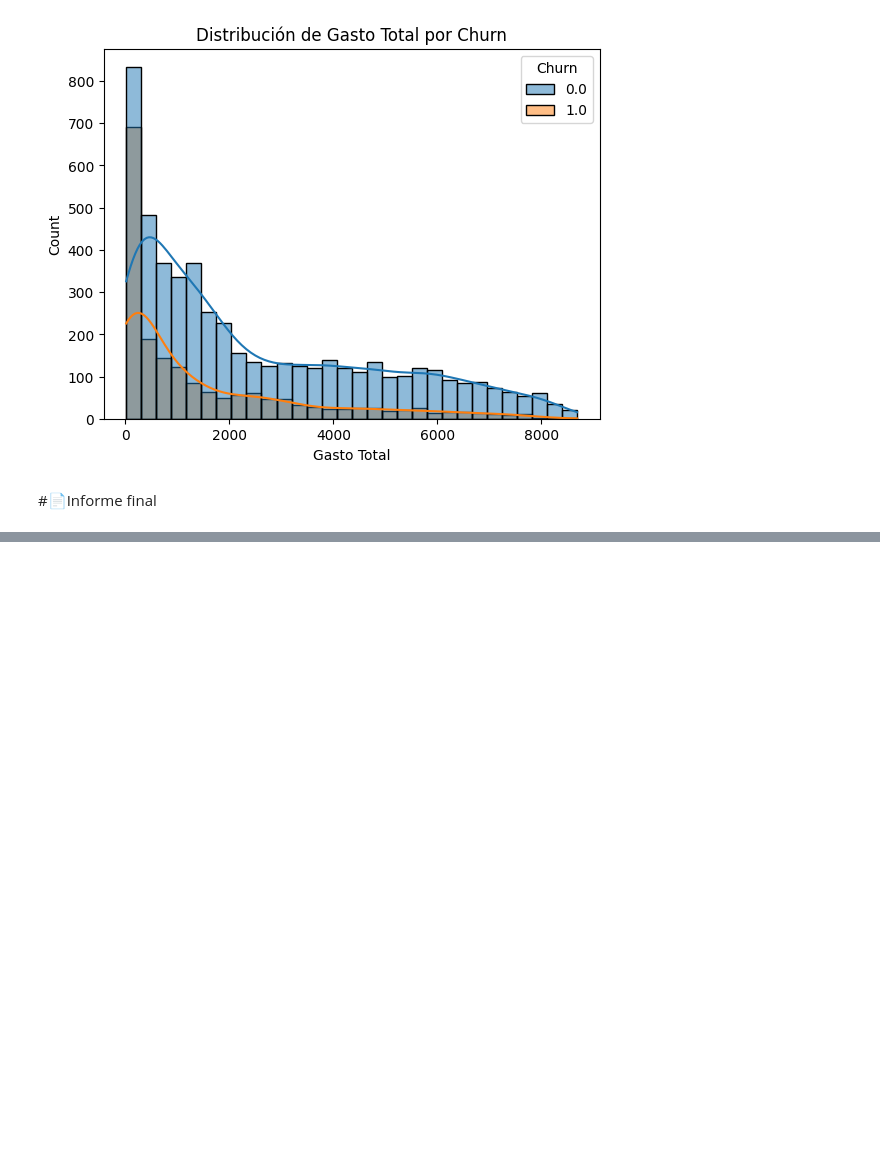
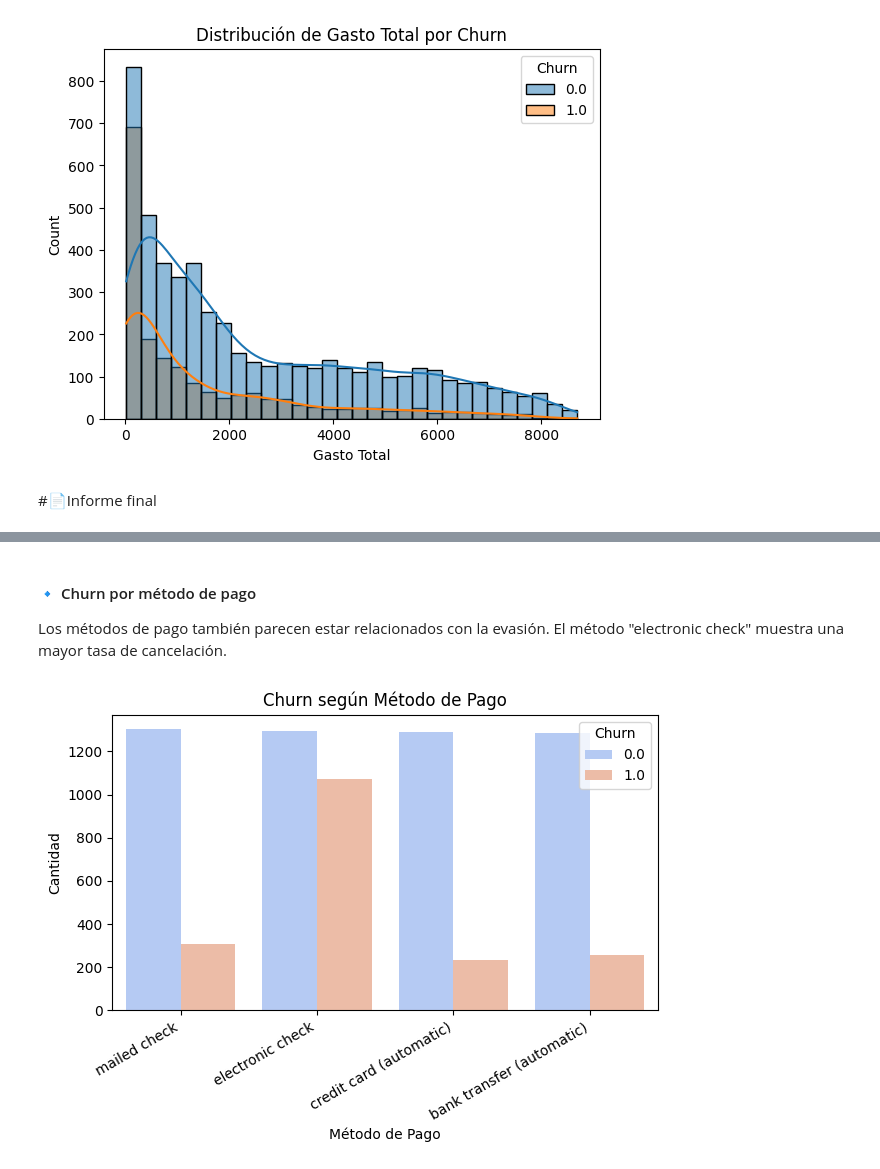
Before and after one commit to vicdas/DataScienceChallengeTelecomX, a Jupyter notebook: TelecomX_LATAM.ipynb, the cells around one changed output, grey strips where cells are left out. Saved outputs shown, nothing was run; the diff lists cells and outputs as text; code cells hidden in the pictures; blank space fills up the shorter version.

```diff
--- a/TelecomX_LATAM.ipynb
+++ b/TelecomX_LATAM.ipynb
@@ -531,0 +612,15 @@ plt.show()
+# %% [markdown]
+#### 🔹 Churn por método de pago
+
+Los métodos de pago también parecen estar relacionados con la evasión. El método "electronic check" muestra una mayor tasa de cancelación.
+# %%
+sns.countplot(data=datos_telecomx, x='account.PaymentMethod', hue='Churn', palette='coolwarm')
+plt.title('Churn según Método de Pago')
+plt.xlabel('Método de Pago')
+plt.ylabel('Cantidad')
+plt.xticks(rotation=30, ha='right')
+plt.legend(title='Churn')
+plt.tight_layout()
+plt.show()
+# %% [output]
+[figure, added]
```
Also changed, not shown: parts of 20 cells of this notebook.
